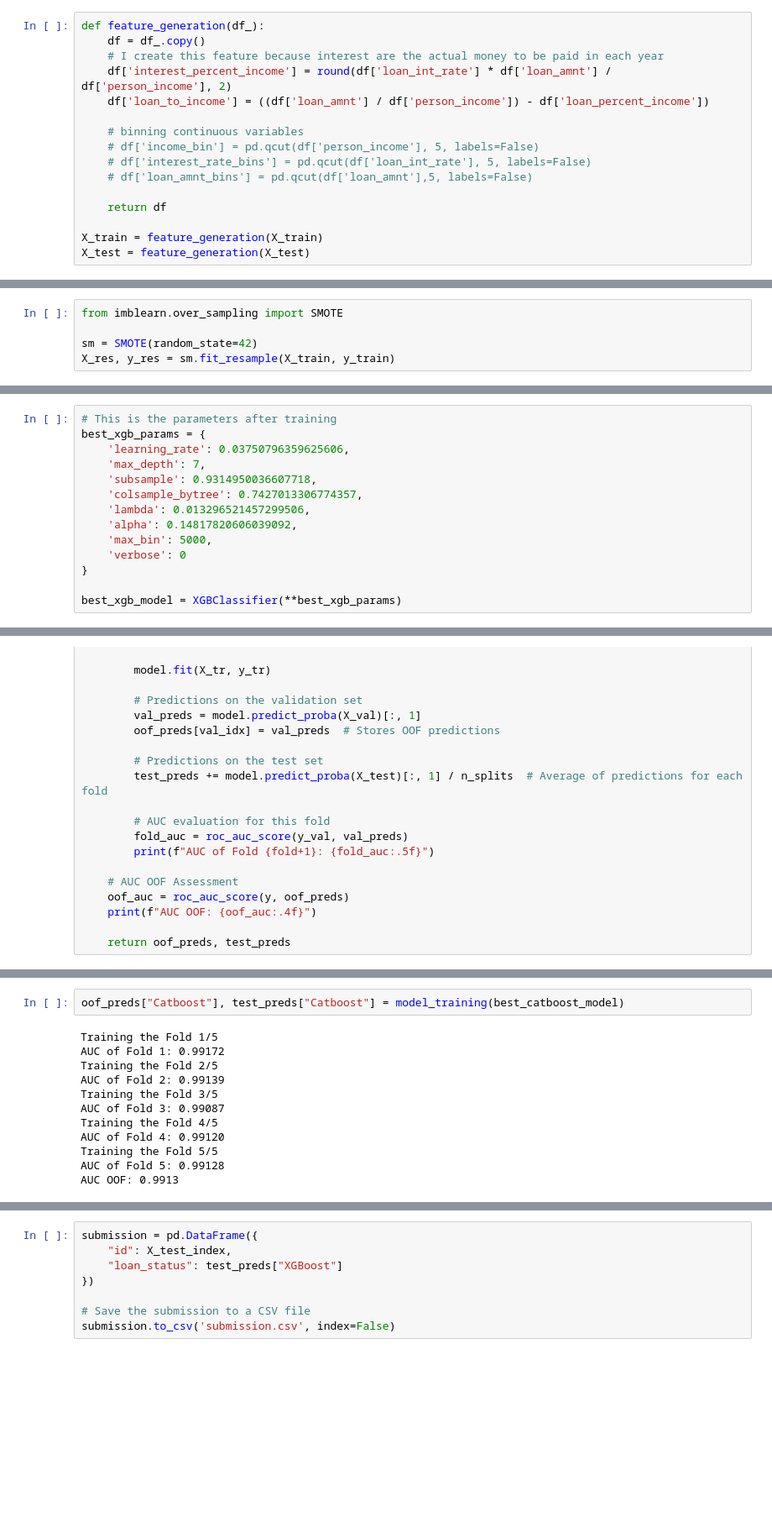
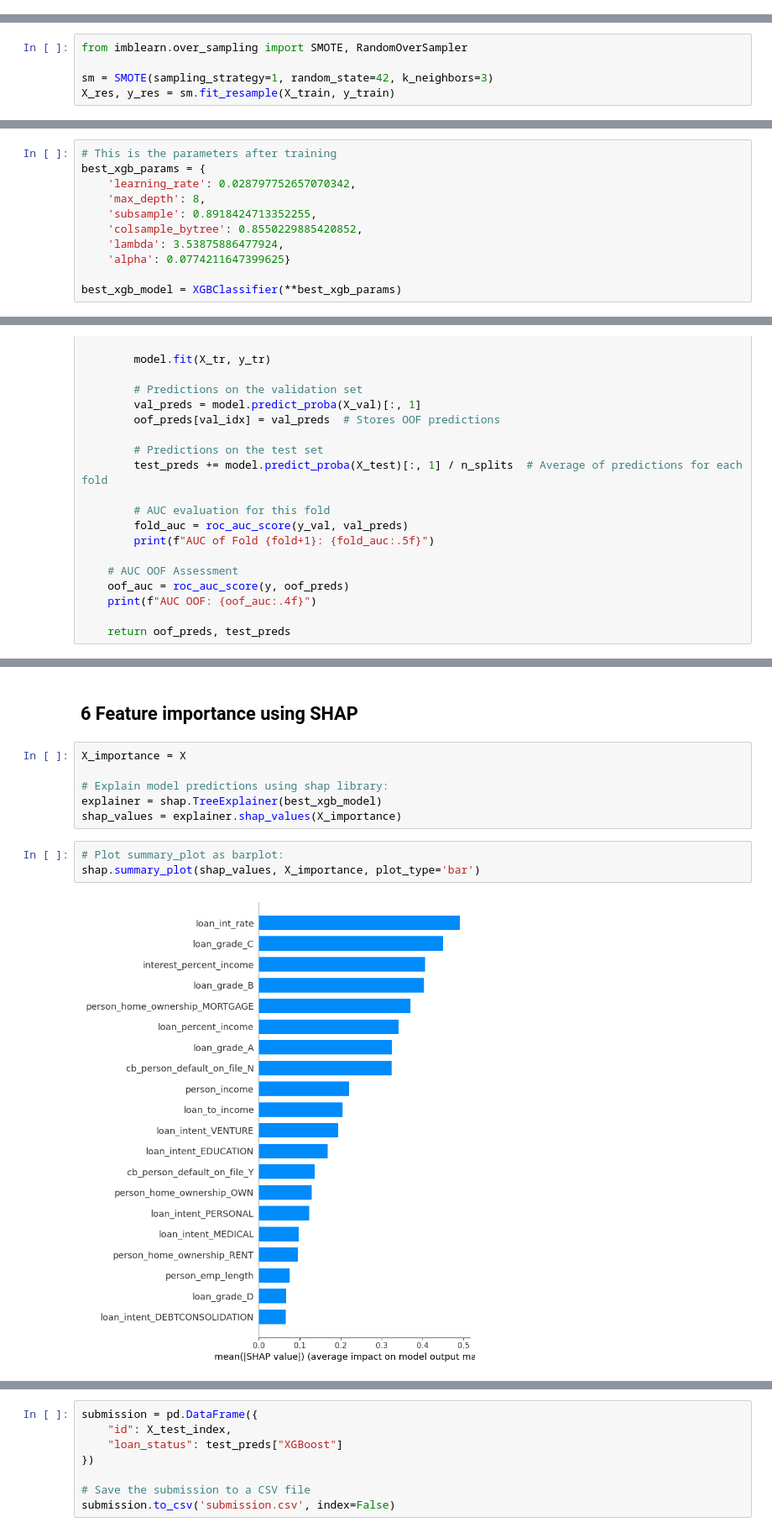
Before and after one commit to Rachel0619/Loan-Approval-Prediction, a Jupyter notebook: notebooks/xgb-optuna-tuning.ipynb, the cells around one changed output, grey strips where cells are left out. Shown at 84% size. Cells and saved outputs as stored; diff of their text form; blank space fills up the shorter version.

Commit message:
updated model

```diff
--- a/notebooks/xgb-optuna-tuning.ipynb
+++ b/notebooks/xgb-optuna-tuning.ipynb
@@ -167,19 +210,3 @@ X_test = one_hot_encode(X_test, categorical_columns)
 ## 2 Feature Engineering
 # %% [markdown]
 ### 2.1 Generate new features
-# %%
-def feature_generation(df_):
-    df = df_.copy()
-    # I create this feature because interest are the actual money to be paid in each year
-    df['interest_percent_income'] = round(df['loan_int_rate'] * df['loan_amnt'] / df['person_income'], 2)
-    df['loan_to_income'] = ((df['loan_amnt'] / df['person_income']) - df['loan_percent_income'])
-
-    # binning continuous variables
-    # df['income_bin'] = pd.qcut(df['person_income'], 5, labels=False)
-    # df['interest_rate_bins'] = pd.qcut(df['loan_int_rate'], 5, labels=False)
-    # df['loan_amnt_bins'] = pd.qcut(df['loan_amnt'],5, labels=False)
-
-    return df
-
-X_train = feature_generation(X_train)
-X_test = feature_generation(X_test)
@@ -204,9 +254,9 @@ Common ways to handle imbalanced dataset:
 
 The method I choose here is SMOTE. I don't go with under-sampling because we don't have very large training set so I don't want to miss more information. Oversampling won't have this problem but it may suffer from overfitting.
 # %%
-from imblearn.over_sampling import SMOTE
+from imblearn.over_sampling import SMOTE, RandomOverSampler
 
-sm = SMOTE(random_state=42)
+sm = SMOTE(sampling_strategy=1, random_state=42, k_neighbors=3)
 X_res, y_res = sm.fit_resample(X_train, y_train)
 # %%
 X = X_res.copy()
@@ -422,15 +503,12 @@ test_preds = {}
 # %%
 # This is the parameters after training
 best_xgb_params = {
-    'learning_rate': 0.03750796359625606,
-    'max_depth': 7,
-    'subsample': 0.9314950036607718,
-    'colsample_bytree': 0.7427013306774357,
-    'lambda': 0.013296521457299506,
-    'alpha': 0.14817820606039092,
-    'max_bin': 5000,
-    'verbose': 0
-}
+    'learning_rate': 0.028797752657070342,
+    'max_depth': 8,
+    'subsample': 0.8918424713352255,
+    'colsample_bytree': 0.8550229885420852,
+    'lambda': 3.53875886477924,
+    'alpha': 0.0774211647399625}
 
 best_xgb_model = XGBClassifier(**best_xgb_params)
 # %%
@@ -497,14 +575,13 @@ AUC OOF: 0.9852
-# %%
-oof_preds["Catboost"], test_preds["Catboost"] = model_training(best_catboost_model)
-# %% [output]
-Training the Fold 1/5
-AUC of Fold 1: 0.99172
-Training the Fold 2/5
-AUC of Fold 2: 0.99139
-Training the Fold 3/5
-AUC of Fold 3: 0.99087
-Training the Fold 4/5
-AUC of Fold 4: 0.99120
-Training the Fold 5/5
-AUC of Fold 5: 0.99128
-AUC OOF: 0.9913
+# %% [markdown]
+## 6 Feature importance using SHAP
+# %%
+X_importance = X
+
+# Explain model predictions using shap library:
+explainer = shap.TreeExplainer(best_xgb_model)
+shap_values = explainer.shap_values(X_importance)
+# %%
+# Plot summary_plot as barplot:
+shap.summary_plot(shap_values, X_importance, plot_type='bar')
+# %% [output]
+[figure, added]
```
Also changed, not shown: parts of 38 cells of this notebook, 4 other files.
